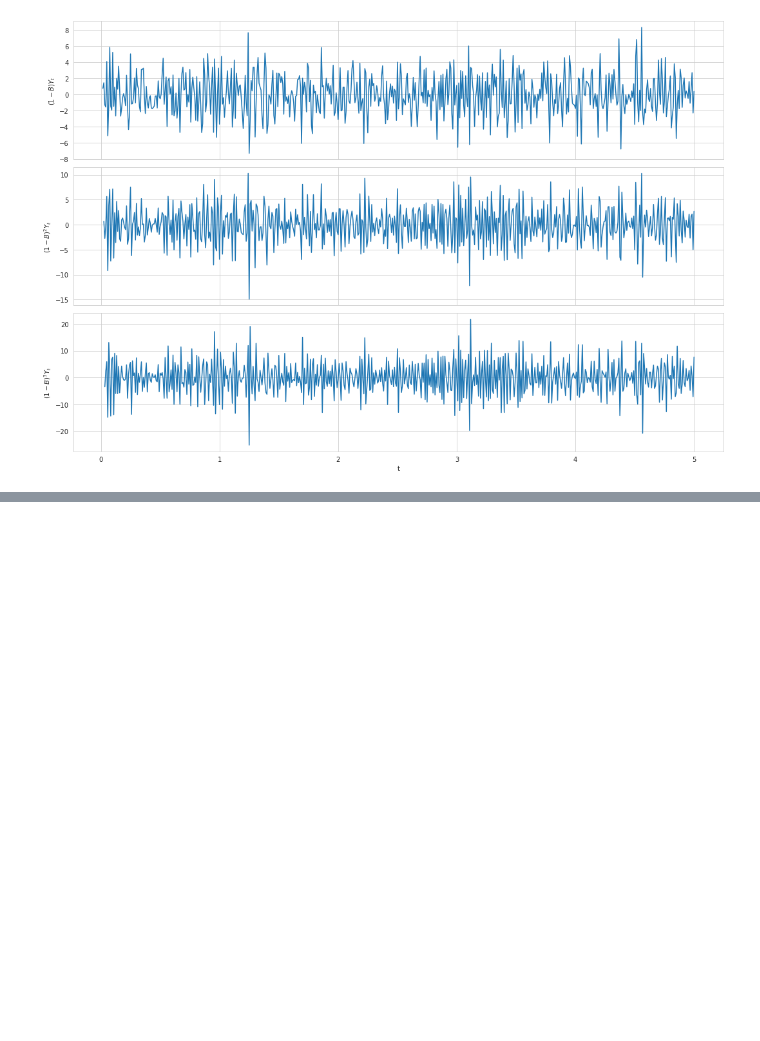
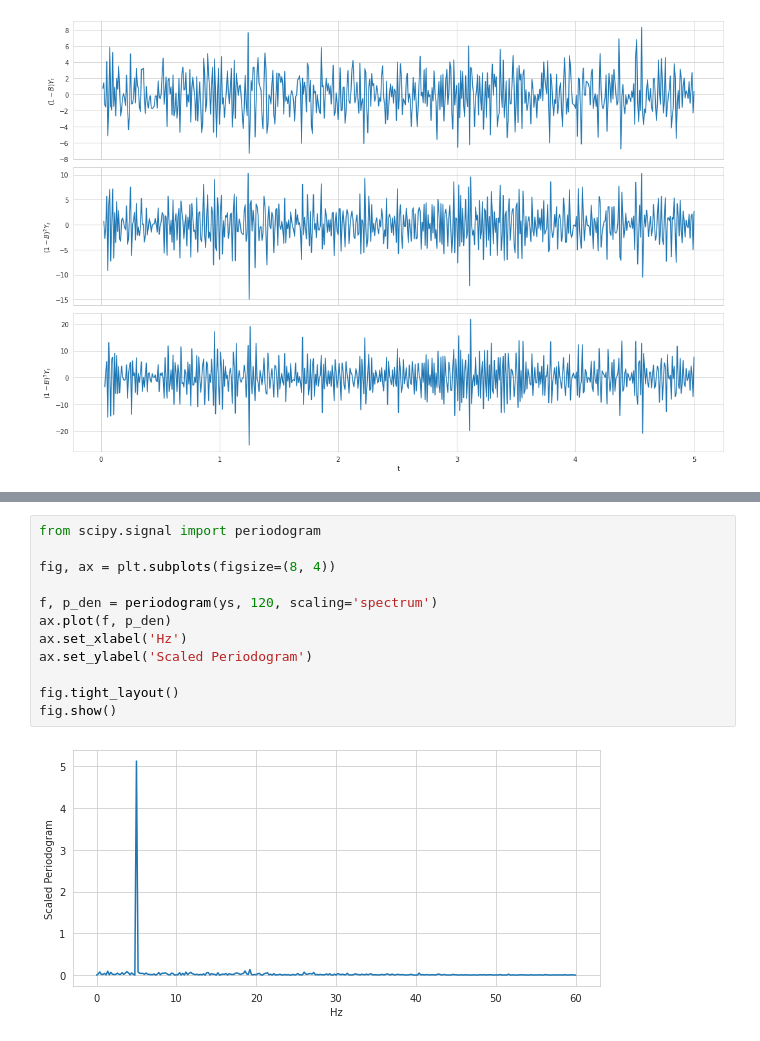
Before and after one commit to WHITSNAK/sta542-sp23, a Jupyter notebook: hw2/hw2.ipynb, the cells around one changed output, grey strips where cells are left out. Cells and saved outputs as stored; diff of their text form; blank space fills up the shorter version.

```diff
--- a/hw2/hw2.ipynb
+++ b/hw2/hw2.ipynb
@@ -102,0 +147,14 @@ fig.show()
+# %%
+from scipy.signal import periodogram
+
+fig, ax = plt.subplots(figsize=(8, 4))
+
+f, p_den = periodogram(ys, 120, scaling='spectrum')
+ax.plot(f, p_den)
+ax.set_xlabel('Hz')
+ax.set_ylabel('Scaled Periodogram')
+
+fig.tight_layout()
+fig.show()
+# %% [output]
+[figure, added]
```
Also changed, not shown: parts of 4 cells of this notebook, 3 other files.
